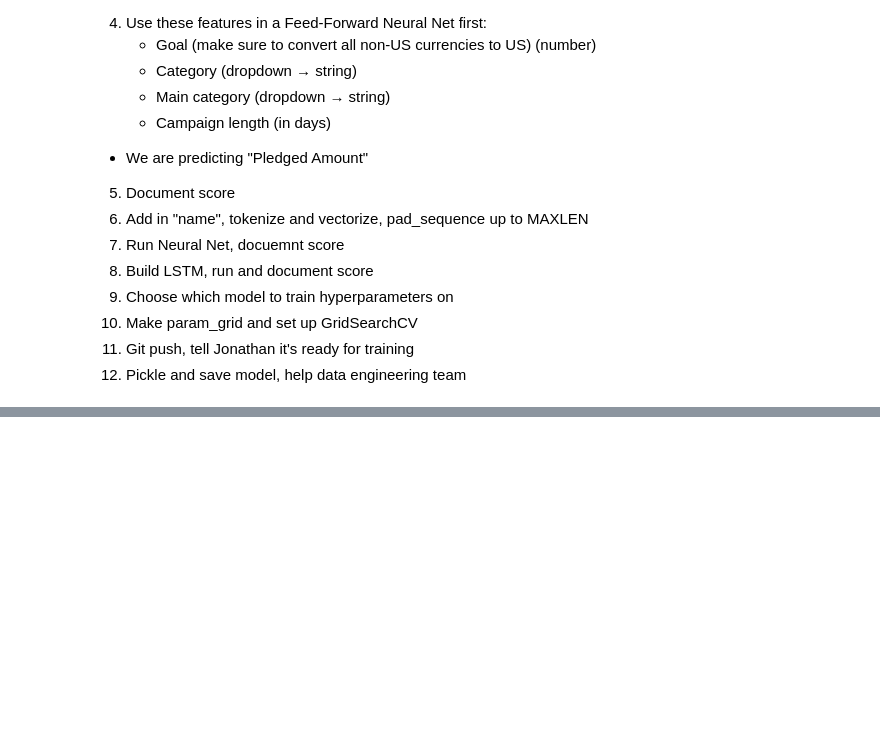
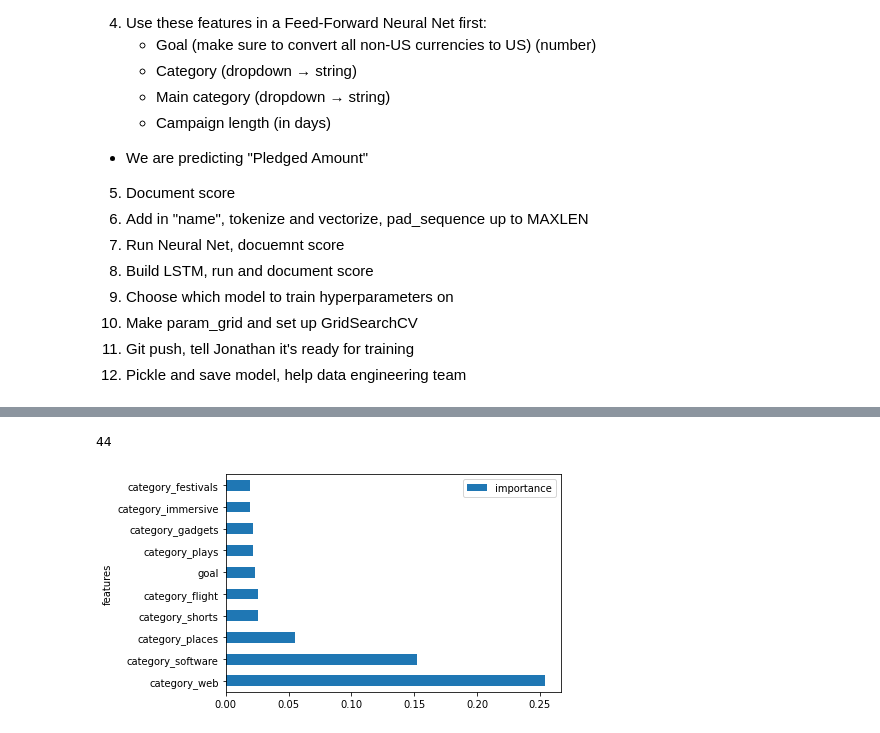
Before and after one commit to Kickstarter-Build-Week/Project, a Jupyter notebook: Kickstarter_2.ipynb, the cells around one changed output, grey strips where cells are left out. Saved outputs shown, nothing was run; the diff lists cells and outputs as text; code cells hidden in the pictures; blank space fills up the shorter version.

```diff
--- a/Kickstarter_2.ipynb
+++ b/Kickstarter_2.ipynb
@@ -68,0 +353,5 @@ df
+# %%
+y_class['success'] = y_class['state'].apply(encode_success)
+y_class = y_class['success']
+print(y_class.value_counts())
+y_class
@@ -68,0 +366,6 @@ df
+# %%
+xgb_class = XGBClassifier(
+    use_label_encoder=False
+)
+# %%
+X_train, X_test, y_train, y_test = train_test_split(X_lem, y_class)
@@ -68,0 +398,3 @@ df
+# %%
+xgb_class.fit(X_train, y_train)
+xgb_class.score(X_test, y_test)
@@ -68,0 +437,14 @@ df
+# %%
+len(xgb_class.feature_importances_)
+# %% [output]
+44
+# %%
+# Plot feature importances
+feat_importances = pd.DataFrame(data=X_lem.columns, columns=['features'])
+feat_importances['importance'] = xgb_class.feature_importances_
+feat_importances.sort_values('importance', ascending=False, inplace=True)
+top_10 = feat_importances.head(10)
+
+top_10.plot(kind='barh', x='features', y='importance');
+# %% [output]
+[figure, added]
```
Also changed, not shown: parts of 66 cells of this notebook, 4 other files.
